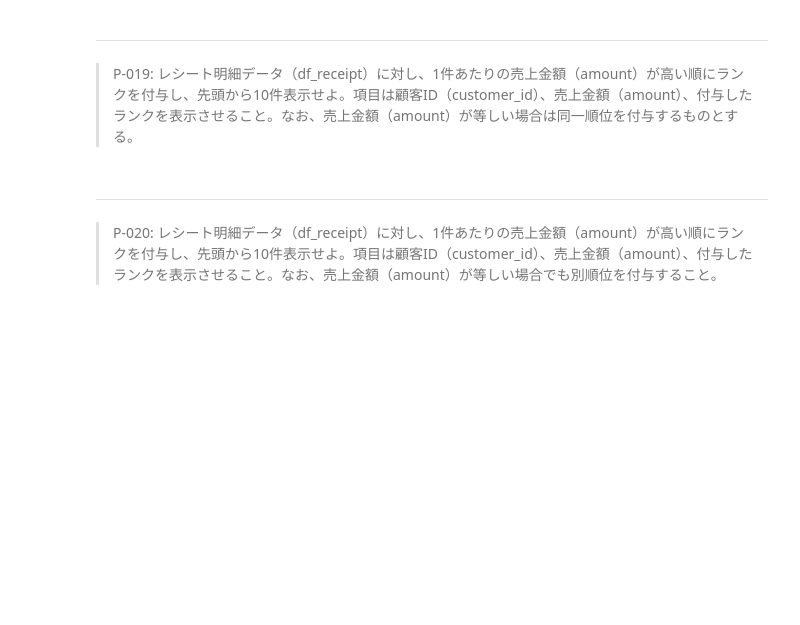
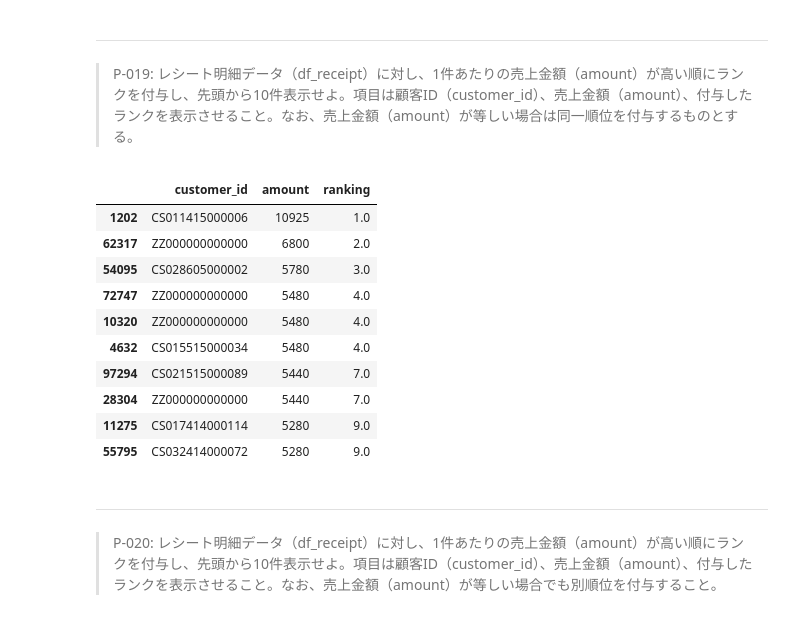
Before and after one commit to Sunny9-nao/100knocks-preprocess, a Jupyter notebook: docker/work/preprocess_knock_Python.ipynb, the cells around one changed output. Cells and saved outputs as stored; diff of their text form; code cells hidden in the pictures; blank space fills up the shorter version.

```diff
--- a/docker/work/preprocess_knock_Python.ipynb
+++ b/docker/work/preprocess_knock_Python.ipynb
@@ -364,6 +382,30 @@ df_store.query('tel_no.str.contains(r"^\d{3}-\d{3}-\d{4}$")')
 # %% [markdown]
 ---
 > P-019: レシート明細データ（df_receipt）に対し、1件あたりの売上金額（amount）が高い順にランクを付与し、先頭から10件表示せよ。項目は顧客ID（customer_id）、売上金額（amount）、付与したランクを表示させること。なお、売上金額（amount）が等しい場合は同一順位を付与するものとする。
+# %%
+df_tmp = pd.concat(
+    [
+        df_receipt[['customer_id','amount']], # レシート明細データから顧客IDと売上金額を抽出
+        df_receipt['amount'].rank(method='min',ascending=False) # 売上金額を降順（高い方が上位）でランク付け。同値の場合は最小ランクを付与
+    ],
+    axis=1 # 列方向に結合
+)
+
+df_tmp.columns = ['customer_id','amount','ranking'] # 結合後のデータフレームの列名を指定
+
+df_tmp.sort_values('ranking').head(10) # ランクでソートし、先頭10件を表示
+# %% [output]
+|  | customer_id | amount | ranking |
+| 1202 | CS011415000006 | 10925 | 1.0 |
+| 62317 | ZZ000000000000 | 6800 | 2.0 |
+| 54095 | CS028605000002 | 5780 | 3.0 |
+| 72747 | ZZ000000000000 | 5480 | 4.0 |
+| 10320 | ZZ000000000000 | 5480 | 4.0 |
+| 4632 | CS015515000034 | 5480 | 4.0 |
+| 97294 | CS021515000089 | 5440 | 7.0 |
+| 28304 | ZZ000000000000 | 5440 | 7.0 |
+| 11275 | CS017414000114 | 5280 | 9.0 |
+| 55795 | CS032414000072 | 5280 | 9.0 |
 # %% [markdown]
 ---
 > P-020: レシート明細データ（df_receipt）に対し、1件あたりの売上金額（amount）が高い順にランクを付与し、先頭から10件表示せよ。項目は顧客ID（customer_id）、売上金額（amount）、付与したランクを表示させること。なお、売上金額（amount）が等しい場合でも別順位を付与すること。
```
Also changed, not shown: parts of 11 cells of this notebook.
